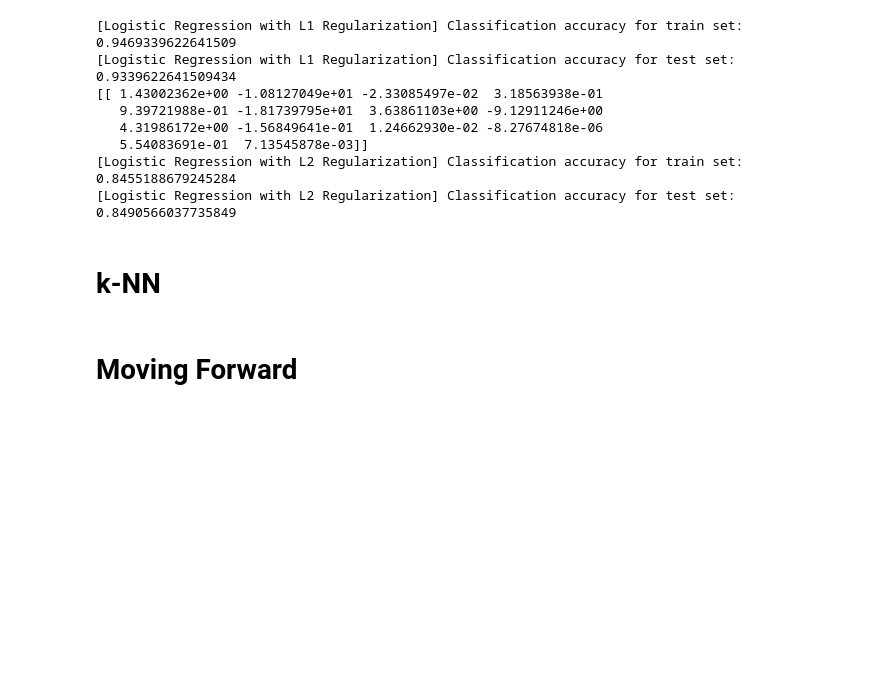
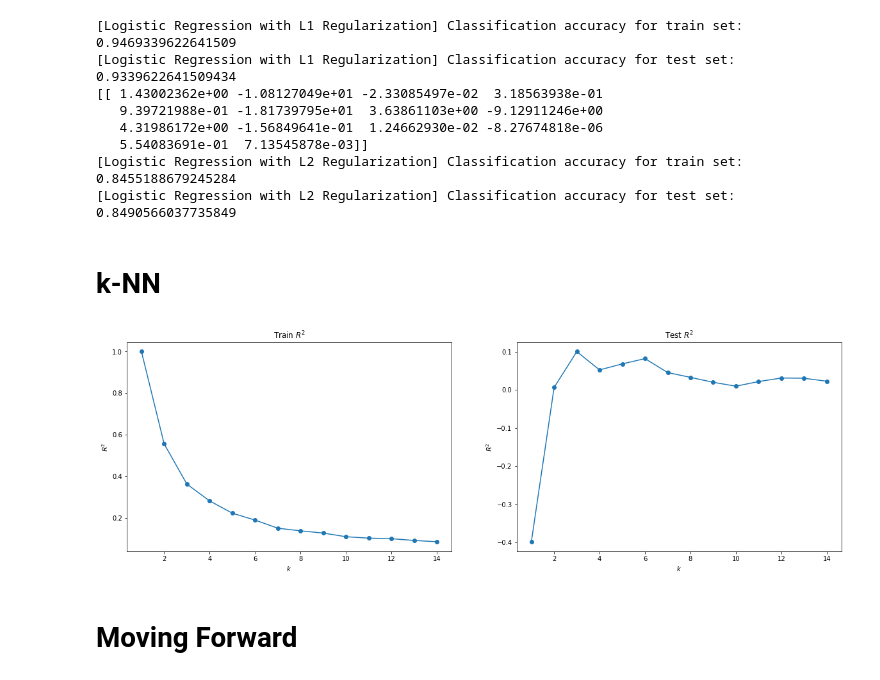
Before and after one commit to gzgracez/CS-109A-Final-Project, a Jupyter notebook: cs109a-Final-Project_grace.ipynb, the cells around one changed output. Cells and saved outputs as stored; diff of their text form; code cells hidden in the pictures; blank space fills up the shorter version.

```diff
--- a/cs109a-Final-Project_grace.ipynb
+++ b/cs109a-Final-Project_grace.ipynb
@@ -239,6 +240,34 @@ l2_stats = get_lr_cv(lr_l2_model, 'Logistic Regression with L2 Regularization')
 [Logistic Regression with L2 Regularization] Classification accuracy for test set: 0.8490566037735849
 # %% [markdown]
 # k-NN
+# %%
+knnreg = KNeighborsRegressor(n_neighbors=5)
+knnreg.fit(x_train, y_train)
+knnreg.score(x_train, y_train)
+
+ks = range(1, 15) # Grid of k's
+scores_train = [] # R2 scores
+scores_test = [] # R2 scores
+for k in ks:
+    knnreg = KNeighborsRegressor(n_neighbors=k) # Create KNN model
+    knnreg.fit(x_train, y_train) # Fit the model to training data
+    score_train = knnreg.score(x_train, y_train) # Calculate R^2 score
+    scores_train.append(score_train)
+    score_test = knnreg.score(x_test, y_test) # Calculate R^2 score
+    scores_test.append(score_test)
+
+# Plot
+fig, ax = plt.subplots(1,2, figsize=(20,6))
+ax[0].plot(ks, scores_train,'o-')
+ax[0].set_xlabel(r'$k$')
+ax[0].set_ylabel(r'$R^{2}$')
+ax[0].set_title(r'Train $R^{2}$')
+ax[1].plot(ks, scores_test,'o-')
+ax[1].set_xlabel(r'$k$')
+ax[1].set_ylabel(r'$R^{2}$')
+ax[1].set_title(r'Test $R^{2}$');
+# %% [output]
+[figure, added]
 # %% [markdown]
 # Moving Forward
 # %% [markdown]
```
Also changed, not shown: parts of 1 cell of this notebook.
